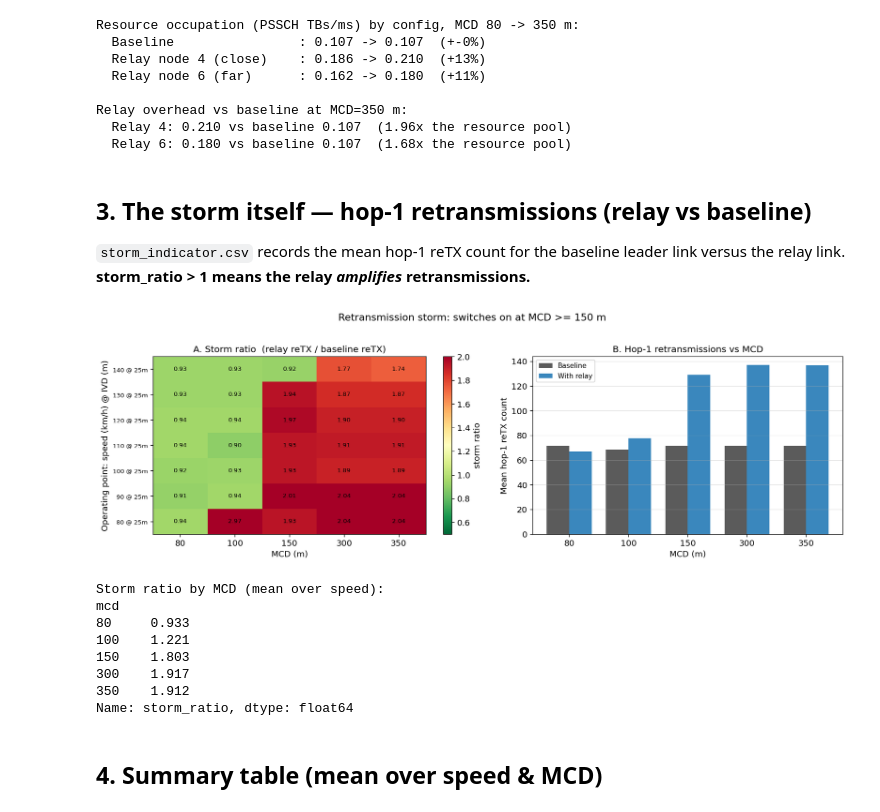
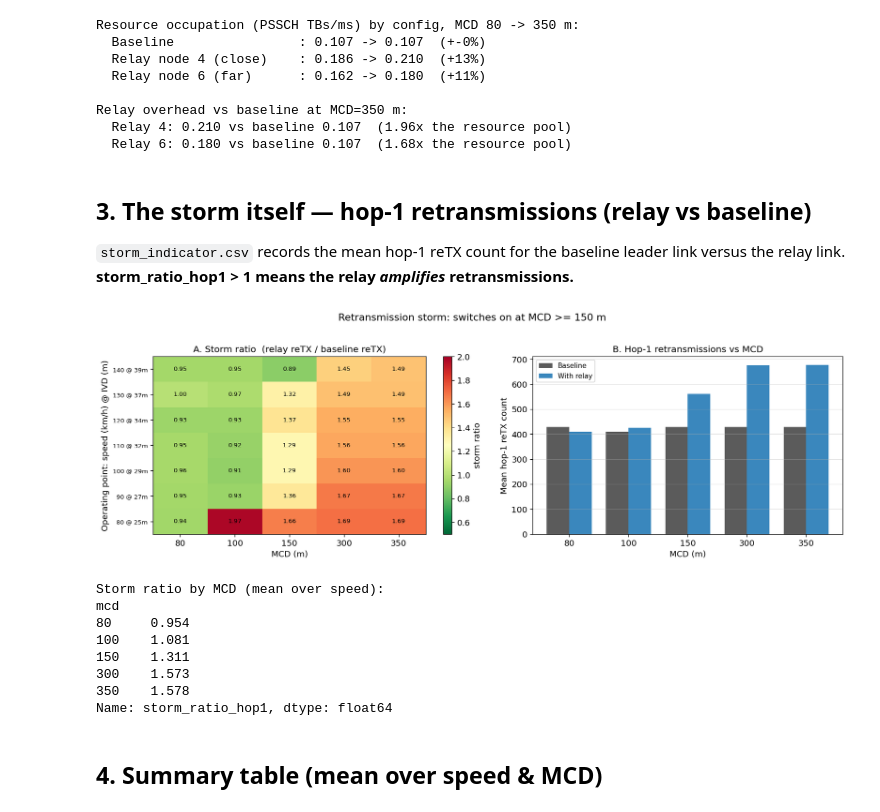
Before and after one commit to 0had0/groupcast-adaptation-ns3, a Jupyter notebook: scratch_overlay/relay_storm_eval/analysis.ipynb, the cells around one changed output. Drawn from its saved outputs; the diff is of its cells as text; code cells hidden in the pictures.

```diff
--- a/scratch_overlay/relay_storm_eval/analysis.ipynb
+++ b/scratch_overlay/relay_storm_eval/analysis.ipynb
@@ -372,9 +372,9 @@ Relay overhead vs baseline at MCD=350 m:
 ## 3. The storm itself — hop-1 retransmissions (relay vs baseline)
 
 `storm_indicator.csv` records the mean hop-1 reTX count for the baseline leader link
-versus the relay link. **storm_ratio > 1 means the relay *amplifies* retransmissions.**
+versus the relay link. **storm_ratio_hop1 > 1 means the relay *amplifies* retransmissions.**
 # %%
-piv = storm.pivot_table(index='speed', columns='mcd', values='storm_ratio')
+piv = storm.pivot_table(index='speed', columns='mcd', values='storm_ratio_hop1')
 piv = piv.reindex(index=SPEEDS, columns=MCDS)
 
 fig3, (axA, axB) = plt.subplots(1, 2, figsize=(14, 4.6),
@@ -385,45 +385,45 @@ im = axA.imshow(piv.values, aspect='auto', cmap='RdYlGn_r', vmin=0.5, vmax=2.0,
                 origin='lower')
 axA.set_xticks(range(len(MCDS))); axA.set_xticklabels(MCDS)
 axA.set_yticks(range(len(SPEEDS)))
 axA.set_yticklabels([f'{s} @ {IVD_BY_SPEED[s]:.0f}m' for s in SPEEDS], fontsize=8)
 axA.set_xlabel('MCD (m)')
 axA.set_ylabel('Operating point: speed (km/h) @ IVD (m)')
 axA.set_title('A. Storm ratio  (relay reTX / baseline reTX)')
 for i in range(len(SPEEDS)):
     for j in range(len(MCDS)):
         v = piv.values[i,j]
         if not np.isnan(v):
             axA.text(j, i, f'{v:.2f}', ha='center', va='center',
                      color='black', fontsize=8)
 cb = fig3.colorbar(im, ax=axA); cb.set_label('storm ratio')
 
 # Mean hop-1 reTX vs MCD
-base_h1  = storm.groupby('mcd')['baseline_hop1_retx_mean'].mean().reindex(MCDS)
-relay_h1 = storm.groupby('mcd')['relay_hop1_retx_mean'].mean().reindex(MCDS)
+base_h1  = storm.groupby('mcd')['baseline_hop1_retx'].mean().reindex(MCDS)
+relay_h1 = storm.groupby('mcd')['relay_hop1_retx'].mean().reindex(MCDS)
 x = np.arange(len(MCDS)); w = 0.38
 axB.bar(x-w/2, base_h1.values,  w, label='Baseline', color=CLR['b'], alpha=0.88)
 axB.bar(x+w/2, relay_h1.values, w, label='With relay', color=CLR['r4'], alpha=0.88)
 axB.set_xticks(x); axB.set_xticklabels(MCDS)
 axB.set_xlabel('MCD (m)'); axB.set_ylabel('Mean hop-1 reTX count')
 axB.set_title('B. Hop-1 retransmissions vs MCD')
 axB.yaxis.grid(True, alpha=0.35); axB.legend()
 fig3.suptitle('Retransmission storm: switches on at MCD >= 150 m', y=1.02)
 fig3.tight_layout()
 fig3.savefig(RESULTS / 'fig3_storm_detail.pdf'); fig3.savefig(RESULTS / 'fig3_storm_detail.png')
 plt.show()
 
 print('Storm ratio by MCD (mean over speed):')
-print(storm.groupby('mcd')['storm_ratio'].mean().reindex(MCDS).round(3))
+print(storm.groupby('mcd')['storm_ratio_hop1'].mean().reindex(MCDS).round(3))
 # %% [output]
-[figure, old version]
+[figure, new version]
 Storm ratio by MCD (mean over speed):
 mcd
-80     0.933
-100    1.221
-150    1.803
-300    1.917
-350    1.912
-Name: storm_ratio, dtype: float64
+80     0.954
+100    1.081
+150    1.311
+300    1.573
+350    1.578
+Name: storm_ratio_hop1, dtype: float64
 # %% [markdown]
 ## 4. Summary table (mean over speed & MCD)
 # %%
```
Also changed, not shown: parts of 3 cells of this notebook, 6 other files.
